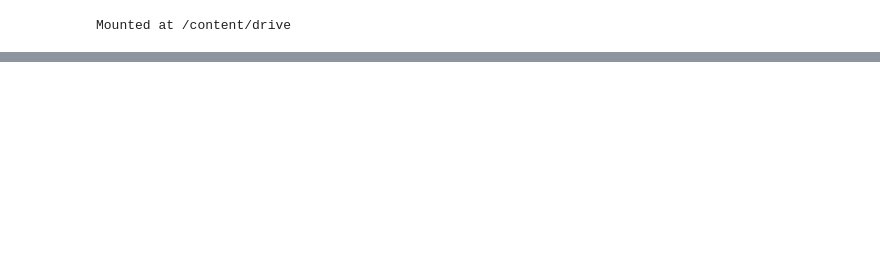
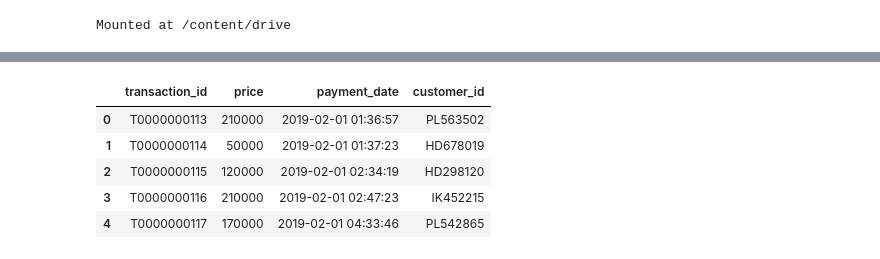
Before and after one commit to T-OKAY/study_001, a Jupyter notebook: study.ipynb, the cells around one changed output, grey strips where cells are left out. Cells and saved outputs as stored; diff of their text form; code cells hidden in the pictures; blank space fills up the shorter version.

```diff
--- a/study.ipynb
+++ b/study.ipynb
@@ -12,0 +29,10 @@ ParserError: ignored
+# %%
+transaction_1_master = pd.read_csv('/content/drive/MyDrive/Python実践データ分析100本ノック/1章/transaction_1.csv')
+transaction_1_master.head()
+# %% [output]
+|  | transaction_id | price | payment_date | customer_id |
+| 0 | T0000000113 | 210000 | 2019-02-01 01:36:57 | PL563502 |
+| 1 | T0000000114 | 50000 | 2019-02-01 01:37:23 | HD678019 |
+| 2 | T0000000115 | 120000 | 2019-02-01 02:34:19 | HD298120 |
+| 3 | T0000000116 | 210000 | 2019-02-01 02:47:23 | IK452215 |
+| 4 | T0000000117 | 170000 | 2019-02-01 04:33:46 | PL542865 |
```
Also changed, not shown: parts of 7 cells of this notebook.
